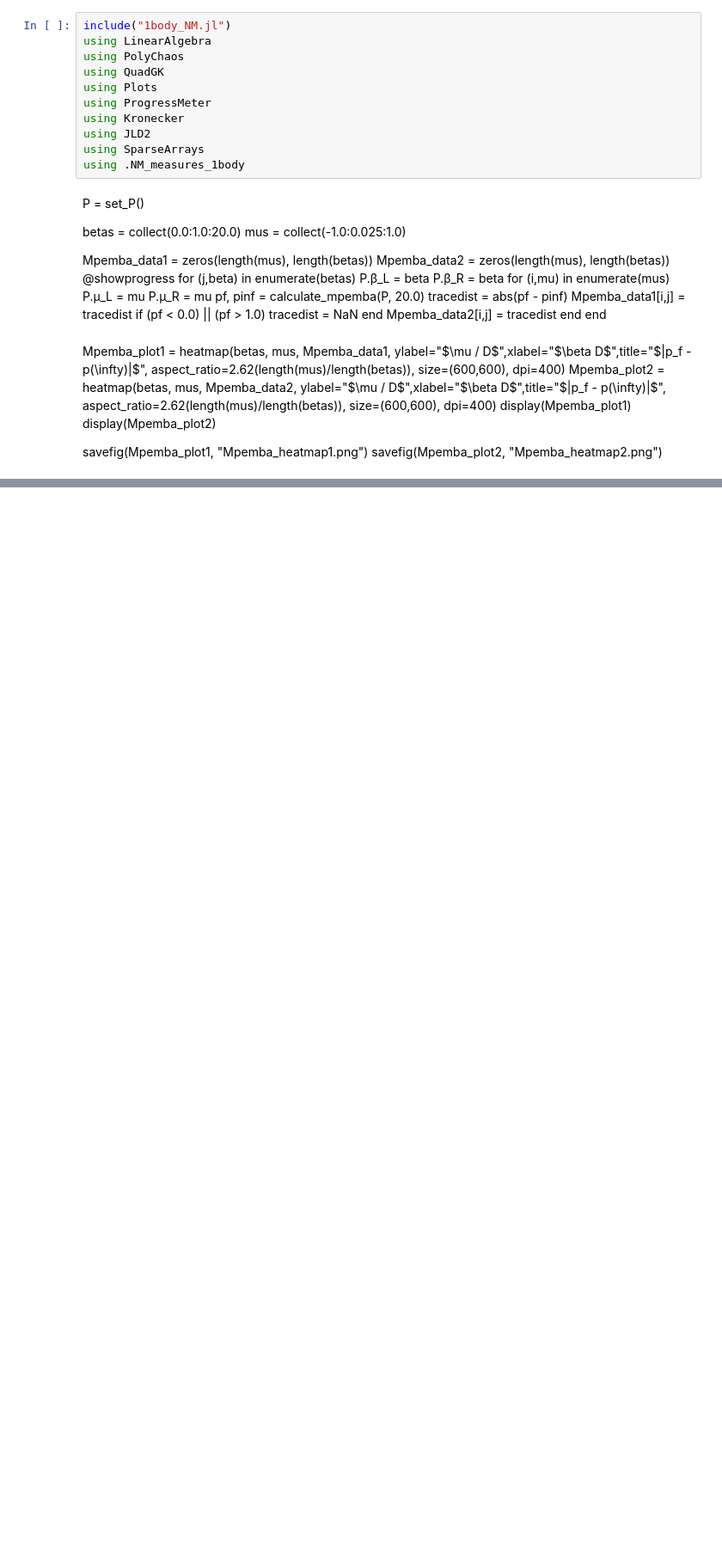
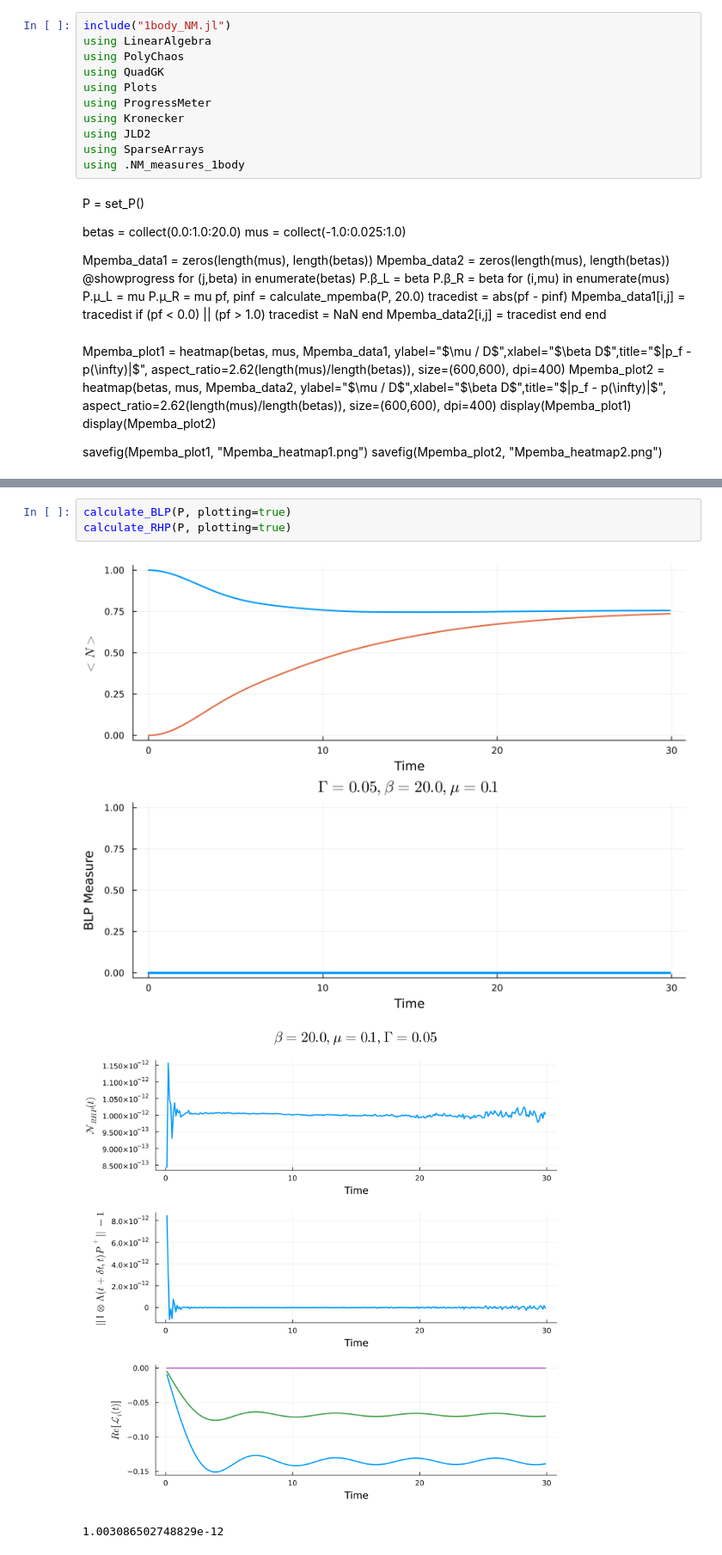
Before and after one commit to FTurci/AgeingManyBodyQuantumSys, a Jupyter notebook: 2ndTerm/test.ipynb, the cells around one changed output, grey strips where cells are left out. Shown at 86% size. Saved outputs shown, nothing was run; the diff lists cells and outputs as text; blank space fills up the shorter version.

```diff
--- a/2ndTerm/test.ipynb
+++ b/2ndTerm/test.ipynb
@@ -82,0 +127,7 @@ display(p)
+# %%
+calculate_BLP(P, plotting=true)
+calculate_RHP(P, plotting=true)
+# %% [output]
+[figure, added]
+[figure, added]
+1.003086502748829e-12
```
Also changed, not shown: parts of 5 cells of this notebook, 2 other files.
